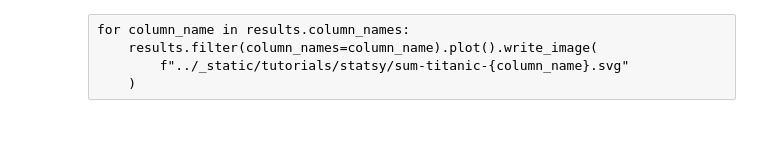
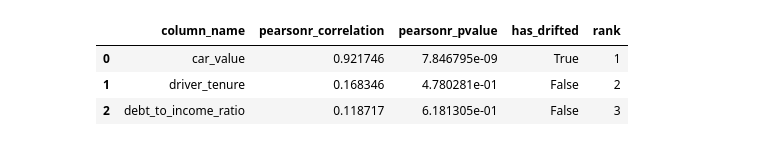
Before and after one commit to NannyML/nannyml, a Jupyter notebook: docs/example_notebooks/Tutorial - Stats - Median.ipynb, the cells around one changed output. Drawn from its saved outputs; the diff is of its cells as text; code cells hidden in the pictures.

```diff
--- a/docs/example_notebooks/Tutorial - Stats - Median.ipynb
+++ b/docs/example_notebooks/Tutorial - Stats - Median.ipynb
@@ -23,8 +82,3 @@ print_multi_index_markdown(results.filter(period='all').to_df())
 # %%
 for column_name in results.column_names:
     results.filter(column_names=column_name).plot().show()
-# %% [raw]
-for column_name in results.column_names:
-    results.filter(column_names=column_name).plot().write_image(
-        f"../_static/tutorials/statsy/sum-titanic-{column_name}.svg"
-    )
@@ -31,27 +90,32 @@ for column_name in results.column_names:
 # %%
 calc1 = nml.PerformanceCalculator(
     y_pred_proba='y_pred_proba',
     y_pred='y_pred',
     y_true='repaid',
     timestamp_column_name='timestamp',
     problem_type='classification_binary',
-    metrics=['roc_auc', 'f1', 'precision', 'recall', 'specificity', 'accuracy'],
+    metrics=['roc_auc'],
     chunk_size=5000)
 
 calc1.fit(reference)
 
 analysis = analysis.merge(analysis_targets, left_index=True, right_index=True)
 results1 = calc1.calculate(analysis)
 
 ranker1 = nml.CorrelationRanker()
 
 # ranker fits on one metric and reference period data only
 ranker1.fit(
     results1.filter(period='reference', metrics=['roc_auc']))
 # ranker ranks on one drift method and one performance metric
 correlation_ranked_features1 = ranker1.rank(
     results,
-    results1.filter(metrics=['roc_auc']),
+    results1,
     only_drifting = False)
 
 display(correlation_ranked_features1)
+# %% [output]
+|  | column_name | pearsonr_correlation | pearsonr_pvalue | has_drifted | rank |
+| 0 | car_value | 0.921746 | 7.846795e-09 | True | 1 |
+| 1 | driver_tenure | 0.168346 | 4.780281e-01 | False | 2 |
+| 2 | debt_to_income_ratio | 0.118717 | 6.181305e-01 | False | 3 |
```
Also changed, not shown: parts of 6 cells of this notebook, 22 other files.
